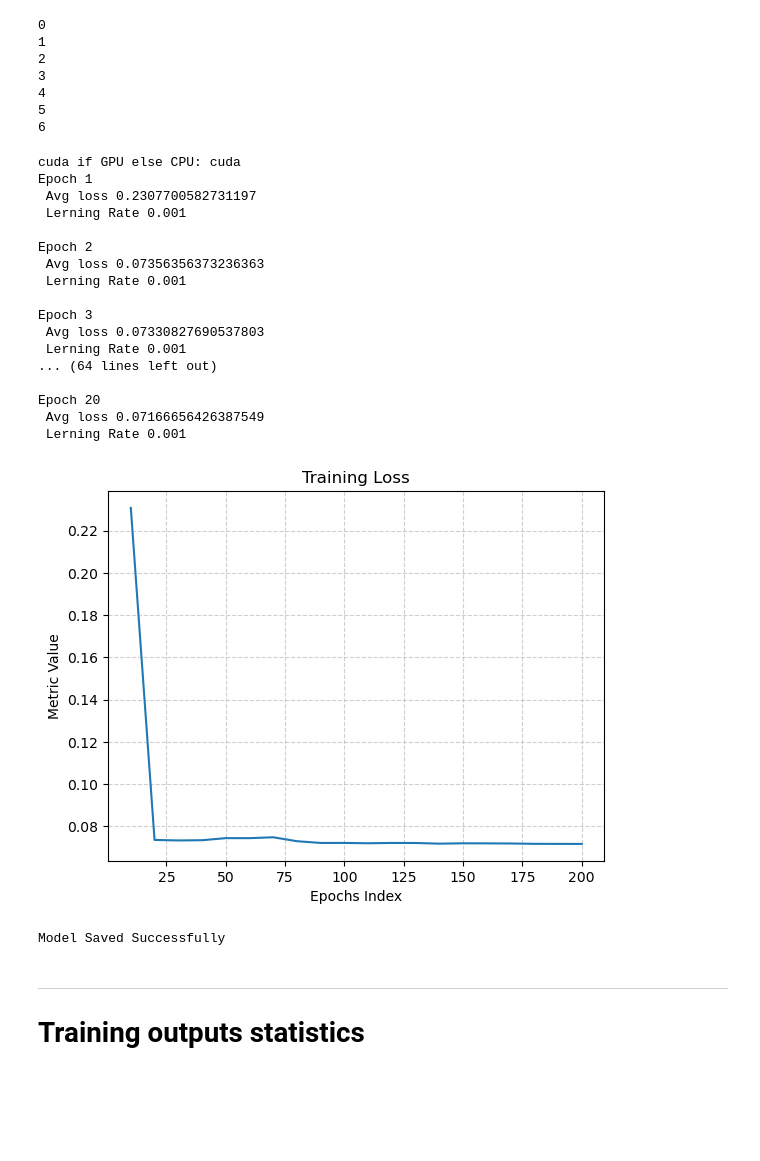
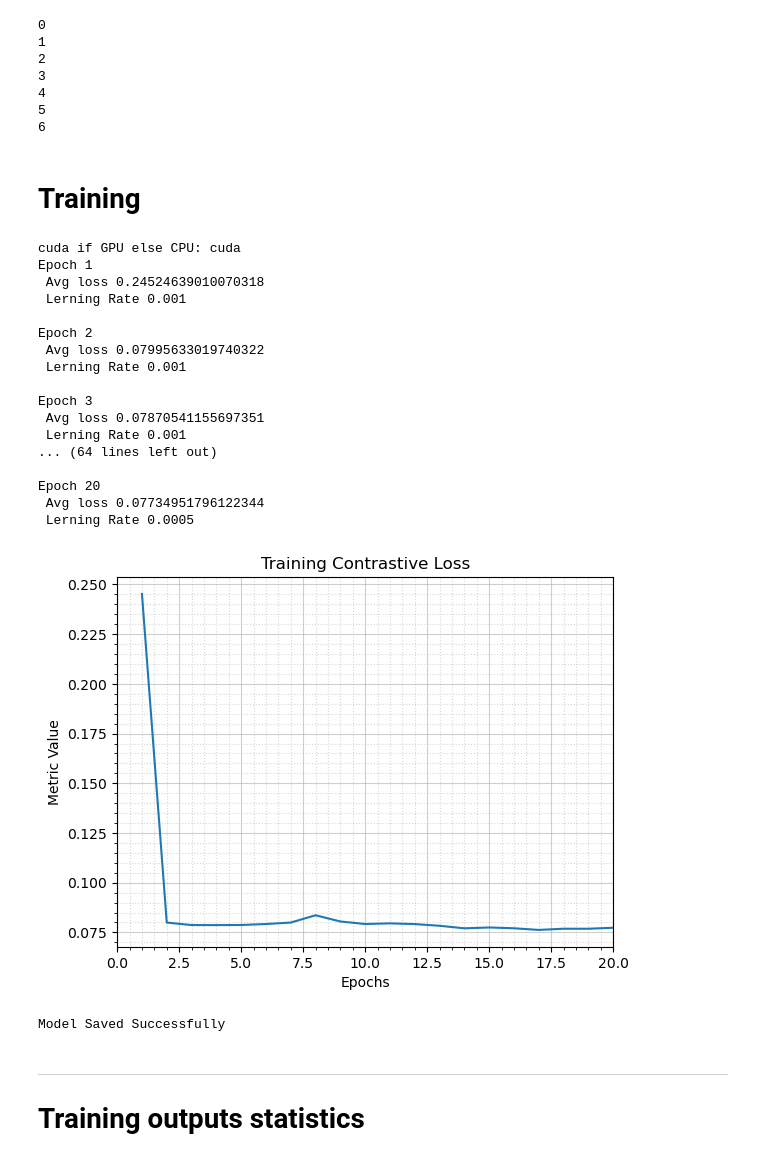
Before and after one commit to Alii-Mir/Deep-Signature-Verification, a Jupyter notebook: siamese-net/ali-train.ipynb, the cells around one changed output. Saved outputs shown, nothing was run; the diff lists cells and outputs as text; code cells hidden in the pictures; blank space fills up the shorter version.

Commit message:
Train and test model on un-leakaged data

```diff
--- a/siamese-net/ali-train.ipynb
+++ b/siamese-net/ali-train.ipynb
@@ -46,7 +47,7 @@ testing_csv = config.testing_csv
 class SiameseDataset:
     def __init__(self, training_csv=None, training_dir=None, transform=None):
         # used to prepare the labels and images path
-        self.train_df = pd.read_csv(training_csv)
+        self.train_df = pd.read_csv(training_csv, header=None)
         self.train_df.columns = ["image1", "image2", "label"]
         self.train_dir = training_dir
         self.transform = transform
@@ -212,100 +193,85 @@ def calculate_bal_accuracy(losses, labels, threshold=0.1):
+# %% [markdown]
+# Training
 # %%
 # Declare Siamese Network
 net = SiameseNetwork().cuda()
 # Decalre Loss Function
 criterion = ContrastiveLoss()
 # Declare Optimizer
-optimizer = torch.optim.Adam(net.parameters(), lr=1e-3, weight_decay=0.0005)
+optimizer = torch.optim.Adam(net.parameters(), lr=1e-3, weight_decay=0.0005)   # torch.optim.SGD
 scheduler = torch.optim.lr_scheduler.ReduceLROnPlateau(optimizer, 'min', patience=5, factor=0.5)
 
 #train the model
 def train():
     checkpoint_data = {
         'loss': [],
-        'counter': [],
-        'bal_acc': [],
-        'TP': [],
-        'TN': [],
-        'FP': [],
-        'FN': [],}
+        'counter': [],}
     iteration_number = 0
     L_data = len(train_dataloader)
 
     for epoch in range(1, 21):  #config.epochs+1 20 epochs
         loss_sum = 0
-        all_losses = []
-        all_labels = []
         for i, data in enumerate(train_dataloader,0):  #726 instances
             img0, img1 , label = data
-            img0, img1 , label = img0.cuda(), img1.cuda() , label.cuda()
+            img0, img1 , label = img0.cuda(), img1.cuda() , label.cuda()  # gpu
             optimizer.zero_grad()
             output1,output2 = net(img0,img1)
             loss_contrastive = criterion(output1,output2,label)
             loss_contrastive.backward()
             optimizer.step()
-            torch.nn.utils.clip_grad_norm_(net.parameters(), max_norm=1.0)
+            torch.nn.utils.clip_grad_norm_(net.parameters(), max_norm=1.0)  #Gradient Clipping
             loss_sum += loss_contrastive.item()
 
-            # Collect losses and labels for accuracy calculation
-            all_losses.append(loss_contrastive.detach().view(-1))
-            all_labels.append(label)
-
-        iteration_number += 10
+        iteration_number += 1  # += 10
         avg_loss = loss_sum / L_data
         checkpoint_data['loss'].append(avg_loss)
         checkpoint_data['counter'].append(iteration_number)
 
         # Adjust learning rate
         scheduler.step(avg_loss)
 
-        # Concatenate all losses and labels for the epoch
-        all_losses = torch.cat(all_losses)
-        all_labels = torch.cat(all_labels)
-
-        TP, TN, FP, FN, bal_acc = calculate_bal_accuracy(all_losses, all_labels)
-        checkpoint_data['bal_acc'].append(bal_acc)
-        checkpoint_data['TP'].append(TP)
-        checkpoint_data['TN'].append(TN)
-        checkpoint_data['FP'].append(FP)
-        checkpoint_data['FN'].append(FN)
         print("Epoch {}\n Avg loss {}\n Lerning Rate {}\n".format(epoch, avg_loss, optimizer.param_groups[0]['lr']))
 
     # show_plot(counter, loss)
     plt.plot(checkpoint_data['counter'], checkpoint_data['loss'], label='Contrastive Loss')
-    # plt.plot(checkpoint_data['counter'], checkpoint_data['bal_acc'], label='Balanced Accuracy')
-    plt.title('Training Loss')  #Balanced Accuracy
-    plt.xlabel('Epochs Index')
+    plt.title('Training Contrastive Loss')
+    plt.xlabel('Epochs')
     plt.ylabel('Metric Value')
+    plt.xlim(0, 20)
     # plt.legend()
-    plt.grid(True, linestyle='--', alpha=0.6)
+    plt.grid(True, linestyle='-', alpha=0.6)
+    plt.minorticks_on()
+    plt.grid(which='minor', linestyle=':', alpha=0.5)
     plt.show()
-    return net, checkpoint_data  # Return all
+    return net, optimizer, checkpoint_data
 
 #set the device to cuda
 device = torch.device('cuda' if torch.cuda.is_available() else 'cpu'); print(f"cuda if GPU else CPU: {device}")
-model, summary = train()
-torch.save(model.state_dict(), f"content/saved_model.pt")
-torch.save(model, f"content/saved_model_full.pt")
+model, optimizer, summary = train()
+
+# torch.save(model.state_dict(), f"content/saved_model.pt")
+torch.save(model, f"content/saved_model_full_removed_leakage2.pt")
+torch.save(optimizer, f"content/saved_optimizer.pt")
 print("Model Saved Successfully")
 # %% [output]
 cuda if GPU else CPU: cuda
 Epoch 1
- Avg loss 0.2307700582731197
+ Avg loss 0.24524639010070318
  Lerning Rate 0.001
 
 Epoch 2
- Avg loss 0.07356356373236363
+ Avg loss 0.07995633019740322
  Lerning Rate 0.001
 
 Epoch 3
- Avg loss 0.07330827690537803
+ Avg loss 0.07870541155697351
  Lerning Rate 0.001
 ... (64 lines left out)
 
 Epoch 20
- Avg loss 0.07166656426387549
- Lerning Rate 0.001
+ Avg loss 0.07734951796122344
+ Lerning Rate 0.0005
-[figure, old version]
+[figure, new version]
 Model Saved Successfully
 # %% [markdown]
 ___
```
Also changed, not shown: parts of 12 cells of this notebook.
